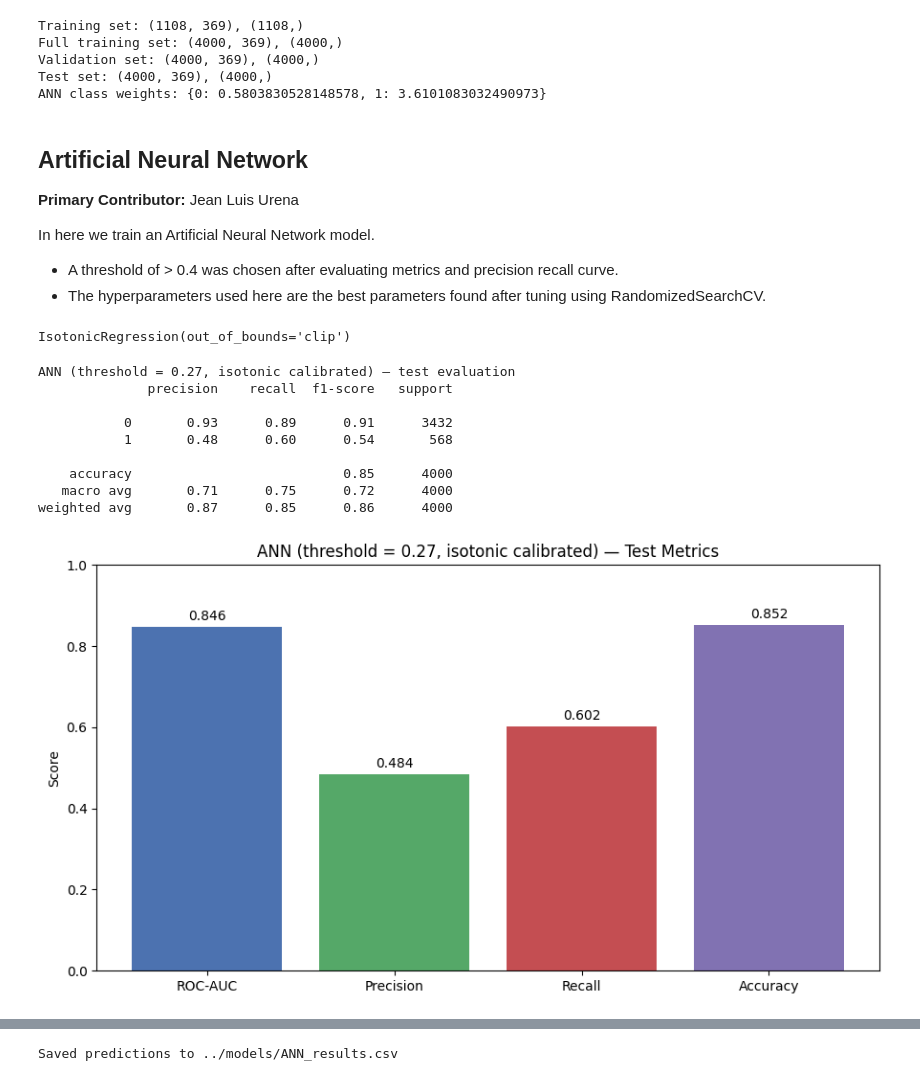
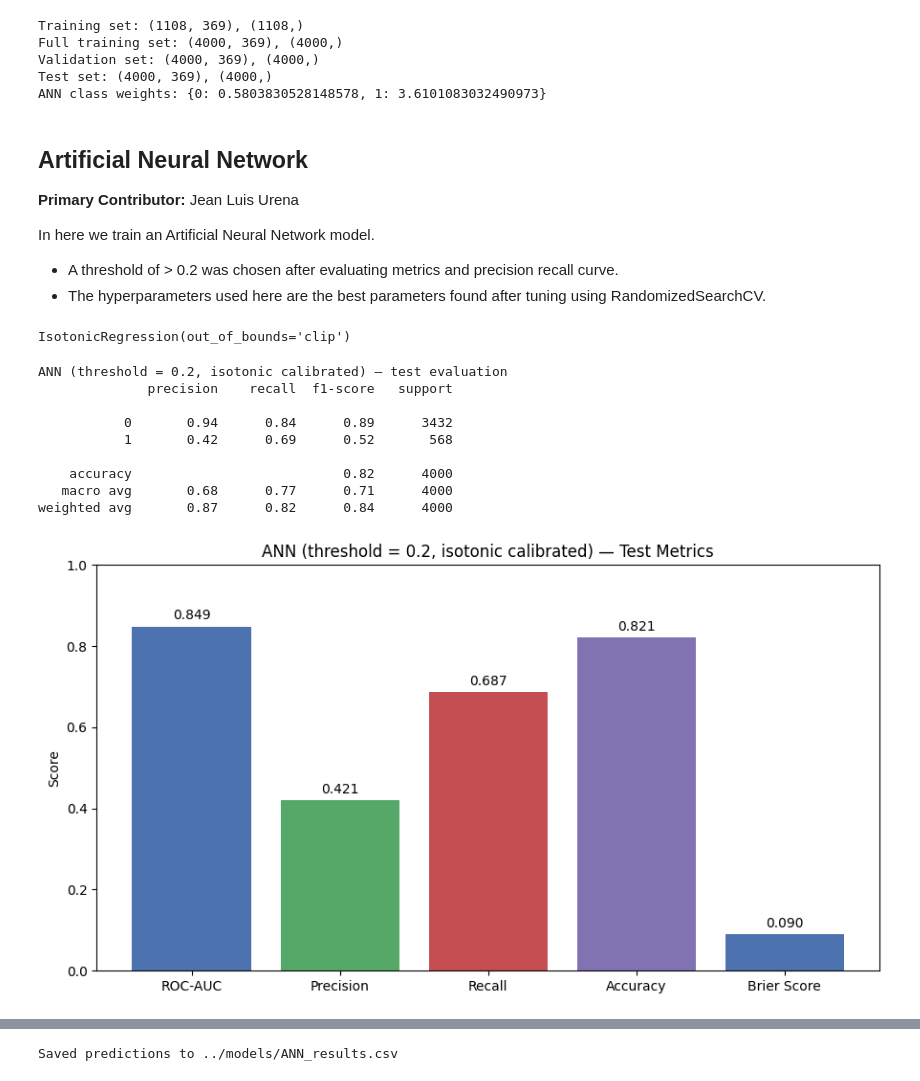
Before and after one commit to JhanaviLingameneni/Prompted-ICU-Risk-Forecasting, a Jupyter notebook: code/ml/all_models.ipynb, the cells around one changed output, grey strips where cells are left out. Cells and saved outputs as stored; diff of their text form; code cells hidden in the pictures.

```diff
--- a/code/ml/all_models.ipynb
+++ b/code/ml/all_models.ipynb
@@ -218,9 +218,10 @@ def plot_metric_summary(y_true: np.ndarray, y_pred: np.ndarray, y_score: np.ndar
     precision = precision_score(y_true, y_pred)
     recall    = recall_score(y_true, y_pred)
     accuracy  = (y_pred == y_true).mean()
+    brier = brier_score_loss(y_true, y_score)
 
-    metric_names  = ['ROC-AUC', 'Precision', 'Recall', 'Accuracy']
-    metric_values = [roc_auc, precision, recall, accuracy]
+    metric_names  = ['ROC-AUC', 'Precision', 'Recall', 'Accuracy', 'Brier Score']
+    metric_values = [roc_auc, precision, recall, accuracy, brier]
 
     plt.figure(figsize=(9, 5))
     bars = plt.bar(metric_names, metric_values, color=['#4C72B0', '#55A868', '#C44E52', '#8172B2'])
@@ -331,8 +332,9 @@ df_x_test, df_y_test = process_dataset(data_set="b", undersample=False)
 df_x_val, df_y_val = process_dataset(data_set="c", undersample=False)
 
 scaler = StandardScaler()
-x_train_scaled = scaler.fit_transform(df_x_train)
-x_train_all_scaled = scaler.transform(df_x_train_all)
+# Fit on the full training set for better std.
+x_train_all_scaled = scaler.fit_transform(df_x_train_all)
+x_train_scaled = scaler.transform(df_x_train)
 x_test_scaled = scaler.transform(df_x_test)
 x_val_scaled = scaler.transform(df_x_val)
 
@@ -347,8 +349,7 @@ ann_class_weights = compute_class_weight(
     classes=ann_classes,
     y=y_train_all,
 )
-ann_class_weight = {int(label): float(weight)
-                    for label, weight in zip(ann_classes, ann_class_weights)}
+ann_class_weight = {int(label): float(weight) for label, weight in zip(ann_classes, ann_class_weights)}
 
 # Dimensions of the data
 print(f"Training set: {x_train_scaled.shape}, {y_train.shape}")
@@ -368,7 +369,7 @@ ANN class weights: {0: 0.5803830528148578, 1: 3.6101083032490973}
 
 In here we train an Artificial Neural Network model.
 
-- A threshold of > 0.4 was chosen after evaluating metrics and precision recall curve.
+- A threshold of > 0.2 was chosen after evaluating metrics and precision recall curve.
 - The hyperparameters used here are the best parameters found after tuning using RandomizedSearchCV.
 # %%
 # Best parameters found:  {'model__neurons': 10, 'model__l2_reg': 0.001, 'model__dropout_rate': 0.7, 'epochs': 50, 'batch_size': 64}
@@ -409,23 +410,23 @@ ann_calibrator.fit(ann_val_raw_prob, y_val)
 IsotonicRegression(out_of_bounds='clip')
 # %%
 # Predict calibrated probabilities on test set, then apply a lower threshold to prioritize recall.
-threshold = 0.27
+threshold = 0.2
 ann_raw_prob = ann_model.predict(x_test_scaled, verbose=0).ravel()
 y_score = ann_calibrator.predict(ann_raw_prob)
 y_pred = (y_score > threshold).astype(int)
 
 plot_metric_summary(y_test, y_pred, y_score, f'ANN (threshold = {threshold}, isotonic calibrated)')
 # %% [output]
-ANN (threshold = 0.27, isotonic calibrated) — test evaluation
+ANN (threshold = 0.2, isotonic calibrated) — test evaluation
               precision    recall  f1-score   support
 
-           0       0.93      0.89      0.91      3432
-           1       0.48      0.60      0.54       568
+           0       0.94      0.84      0.89      3432
+           1       0.42      0.69      0.52       568
 
-    accuracy                           0.85      4000
-   macro avg       0.71      0.75      0.72      4000
-weighted avg       0.87      0.85      0.86      4000
+    accuracy                           0.82      4000
+   macro avg       0.68      0.77      0.71      4000
+weighted avg       0.87      0.82      0.84      4000
-[figure, old version]
+[figure, new version]
 # %%
 # Populate the 3-panel ANN evaluation figure.
 ann_fig, ann_axes = plot_evaluation_panels(
```
Also changed, not shown: parts of 13 cells of this notebook, 3 other files.
